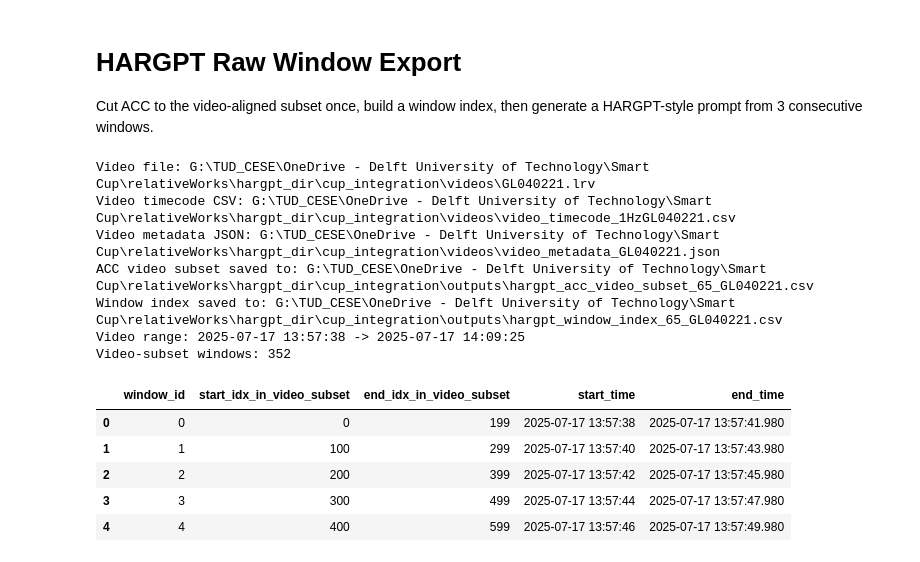
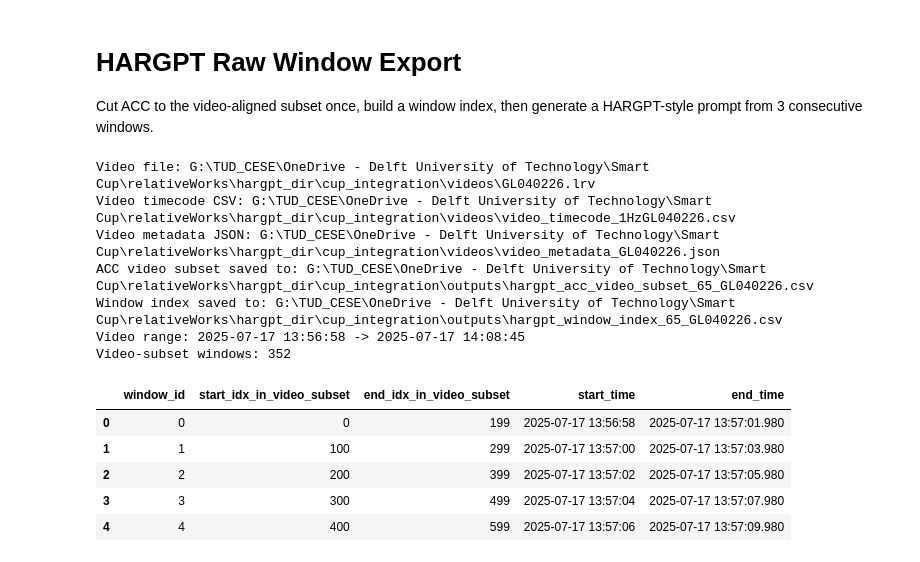
Before and after one commit to XiaoLiZaiCi113/myHARGPT, a Jupyter notebook: cup_integration/HARGPT.ipynb, the cells around one changed output. Drawn from its saved outputs; the diff is of its cells as text; code cells hidden in the pictures.

```diff
--- a/cup_integration/HARGPT.ipynb
+++ b/cup_integration/HARGPT.ipynb
@@ -15,7 +15,7 @@ OUTPUT_DIR.mkdir(exist_ok=True)
 VIDEO_DIR.mkdir(exist_ok=True)
 
 PARTICIPANT_ID = "65"
-VIDEO_NAME = "GL040221"
+VIDEO_NAME = "GL040226"
 RECORD_DATE = pd.Timestamp("2025-07-17").date()
 VIDEO_FILE = None
 VIDEO_START_TIMECODE = None
@@ -27,6 +27,9 @@ WINDOW_SECONDS = 4.0
 STRIDE_SECONDS = 2.0
 WINDOW_SIZE = int(TARGET_FS * WINDOW_SECONDS)
 STRIDE_SIZE = int(TARGET_FS * STRIDE_SECONDS)
+
+WINDOW_INDEX_IN_VIDEO_SUBSET = 100
+PROMPT_WINDOW_COUNT = 50
 
 ACC_FILE = PROJECT_ROOT / "acc_files_cup" / PARTICIPANT_ID / "ACC_0.csv"
 VIDEO_FILE, VIDEO_TIMECODE_FILE, VIDEO_METADATA_FILE = ensure_video_timecode_csv(
@@ -86,41 +89,41 @@ def split_windows(df: pd.DataFrame, window_size: int, stride_size: int) -> pd.Da
             "window_id": len(rows),
             "start_idx_in_video_subset": int(start),
             "end_idx_in_video_subset": int(end - 1),
             "start_time": window_df.loc[0, "time"],
             "end_time": window_df.loc[len(window_df) - 1, "time"],
         })
     return pd.DataFrame(rows)
 
 raw_acc = load_cup_acc_csv(ACC_FILE)
 acc_resampled = resample_acc(raw_acc, TARGET_FS)
 video_start, video_end = load_video_range(VIDEO_TIMECODE_FILE, RECORD_DATE)
 acc_video = acc_resampled[(acc_resampled["time"] >= video_start) & (acc_resampled["time"] <= video_end)].copy().reset_index(drop=True)
 if len(acc_video) < WINDOW_SIZE:
     raise ValueError("Video subset is shorter than one analysis window.")
 
 acc_video.to_csv(ACC_VIDEO_CSV, index=False)
 window_index_df = split_windows(acc_video, WINDOW_SIZE, STRIDE_SIZE)
 window_index_df.to_csv(WINDOW_INDEX_CSV, index=False)
 
 print(f"Video file: {VIDEO_FILE}")
 print(f"Video timecode CSV: {VIDEO_TIMECODE_FILE}")
 print(f"Video metadata JSON: {VIDEO_METADATA_FILE}")
 print(f"ACC video subset saved to: {ACC_VIDEO_CSV}")
 print(f"Window index saved to: {WINDOW_INDEX_CSV}")
 print(f"Video range: {video_start} -> {video_end}")
 print(f"Video-subset windows: {len(window_index_df)}")
 window_index_df.head()
 # %% [output]
-Video file: G:\TUD_CESE\OneDrive - Delft University of Technology\Smart Cup\relativeWorks\hargpt_dir\cup_integration\videos\GL040221.lrv
-Video timecode CSV: G:\TUD_CESE\OneDrive - Delft University of Technology\Smart Cup\relativeWorks\hargpt_dir\cup_integration\videos\video_timecode_1HzGL040221.csv
-Video metadata JSON: G:\TUD_CESE\OneDrive - Delft University of Technology\Smart Cup\relativeWorks\hargpt_dir\cup_integration\videos\video_metadata_GL040221.json
-ACC video subset saved to: G:\TUD_CESE\OneDrive - Delft University of Technology\Smart Cup\relativeWorks\hargpt_dir\cup_integration\outputs\hargpt_acc_video_subset_65_GL040221.csv
-Window index saved to: G:\TUD_CESE\OneDrive - Delft University of Technology\Smart Cup\relativeWorks\hargpt_dir\cup_integration\outputs\hargpt_window_index_65_GL040221.csv
-Video range: 2025-07-17 13:57:38 -> 2025-07-17 14:09:25
+Video file: G:\TUD_CESE\OneDrive - Delft University of Technology\Smart Cup\relativeWorks\hargpt_dir\cup_integration\videos\GL040226.lrv
+Video timecode CSV: G:\TUD_CESE\OneDrive - Delft University of Technology\Smart Cup\relativeWorks\hargpt_dir\cup_integration\videos\video_timecode_1HzGL040226.csv
+Video metadata JSON: G:\TUD_CESE\OneDrive - Delft University of Technology\Smart Cup\relativeWorks\hargpt_dir\cup_integration\videos\video_metadata_GL040226.json
+ACC video subset saved to: G:\TUD_CESE\OneDrive - Delft University of Technology\Smart Cup\relativeWorks\hargpt_dir\cup_integration\outputs\hargpt_acc_video_subset_65_GL040226.csv
+Window index saved to: G:\TUD_CESE\OneDrive - Delft University of Technology\Smart Cup\relativeWorks\hargpt_dir\cup_integration\outputs\hargpt_window_index_65_GL040226.csv
+Video range: 2025-07-17 13:56:58 -> 2025-07-17 14:08:45
 Video-subset windows: 352
 |  | window_id | start_idx_in_video_subset | end_idx_in_video_subset | start_time | end_time |
-| 0 | 0 | 0 | 199 | 2025-07-17 13:57:38 | 2025-07-17 13:57:41.980 |
-| 1 | 1 | 100 | 299 | 2025-07-17 13:57:40 | 2025-07-17 13:57:43.980 |
-| 2 | 2 | 200 | 399 | 2025-07-17 13:57:42 | 2025-07-17 13:57:45.980 |
-| 3 | 3 | 300 | 499 | 2025-07-17 13:57:44 | 2025-07-17 13:57:47.980 |
-| 4 | 4 | 400 | 599 | 2025-07-17 13:57:46 | 2025-07-17 13:57:49.980 |
+| 0 | 0 | 0 | 199 | 2025-07-17 13:56:58 | 2025-07-17 13:57:01.980 |
+| 1 | 1 | 100 | 299 | 2025-07-17 13:57:00 | 2025-07-17 13:57:03.980 |
+| 2 | 2 | 200 | 399 | 2025-07-17 13:57:02 | 2025-07-17 13:57:05.980 |
+| 3 | 3 | 300 | 499 | 2025-07-17 13:57:04 | 2025-07-17 13:57:07.980 |
+| 4 | 4 | 400 | 599 | 2025-07-17 13:57:06 | 2025-07-17 13:57:09.980 |
```
Also changed, not shown: parts of 10 cells of this notebook, 7 other files.
